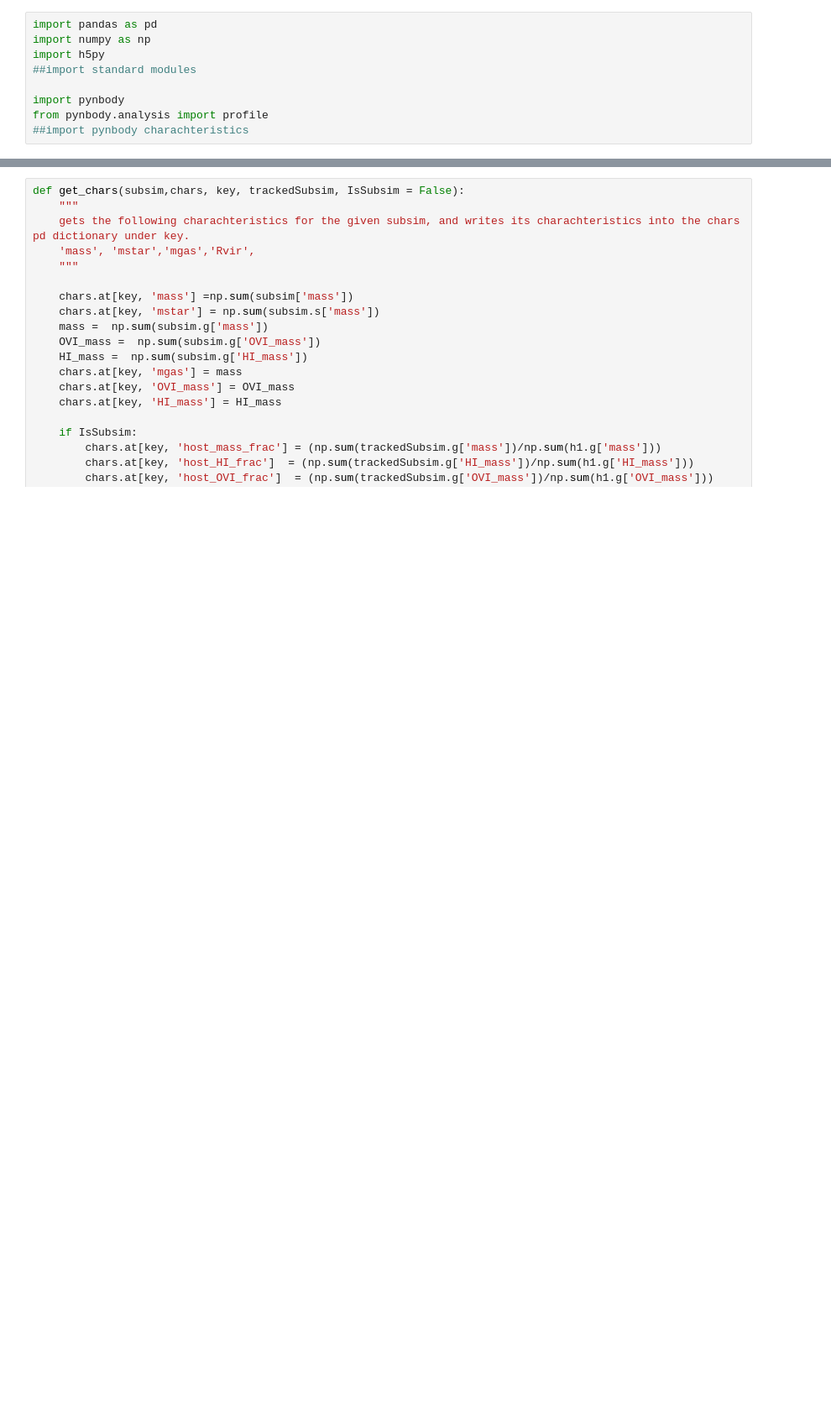
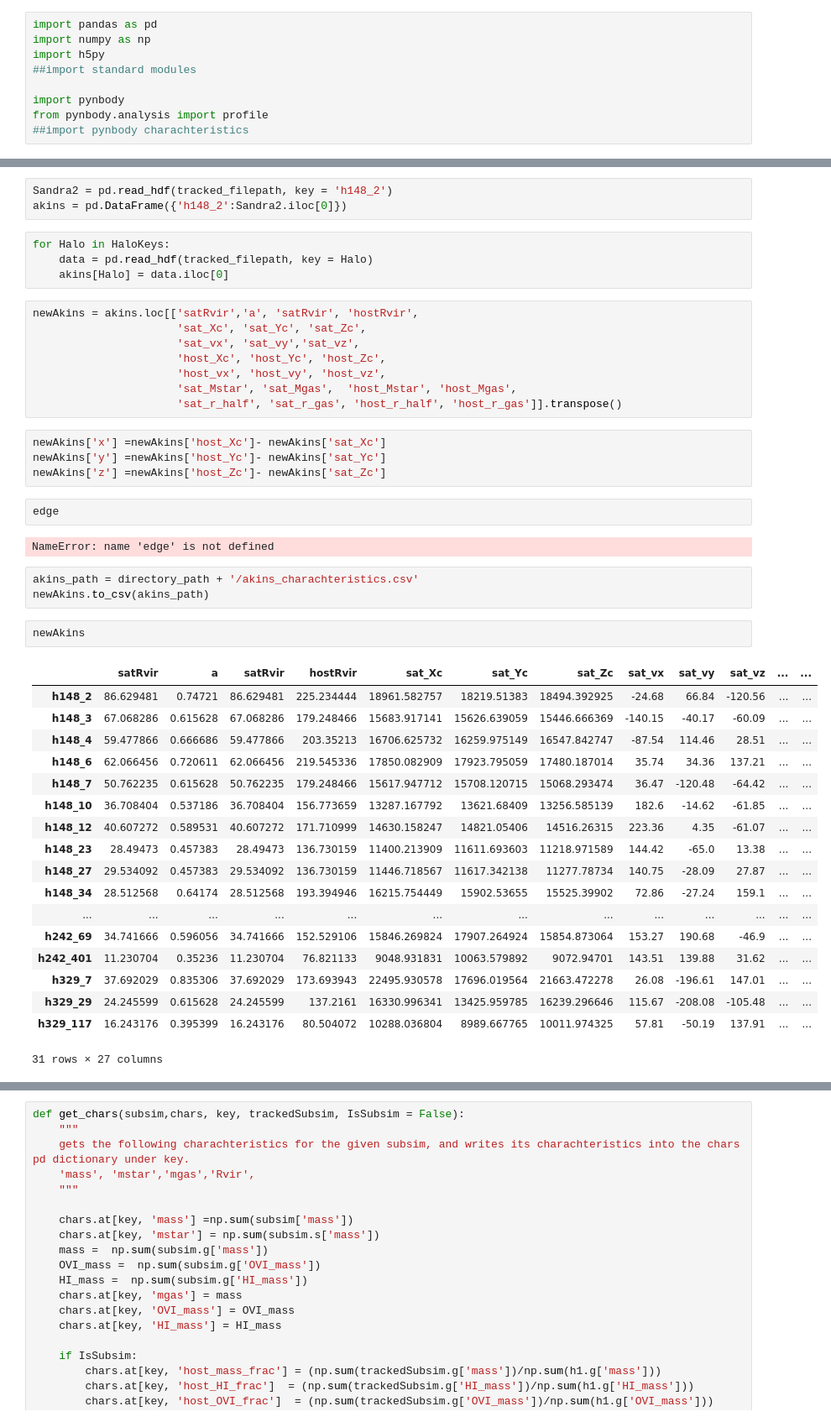
Before and after one commit to J-vadillo/Vadillo-Justice-League-Code, a Jupyter notebook: Satellite-Data-c/get_charachteristics.ipynb, the cells around one changed output, grey strips where cells are left out. Shown at 84% size. Drawn from its saved outputs; the diff is of its cells as text; blank space fills up the shorter version.

```diff
--- a/Satellite-Data-c/get_charachteristics.ipynb
+++ b/Satellite-Data-c/get_charachteristics.ipynb
@@ -36,0 +32,47 @@ simulations
+# %%
+Sandra2 = pd.read_hdf(tracked_filepath, key = 'h148_2')
+akins = pd.DataFrame({'h148_2':Sandra2.iloc[0]})
+# %%
+for Halo in HaloKeys:
+    data = pd.read_hdf(tracked_filepath, key = Halo)
+    akins[Halo] = data.iloc[0]
+# %%
+newAkins = akins.loc[['satRvir','a', 'satRvir', 'hostRvir',
+                      'sat_Xc', 'sat_Yc', 'sat_Zc',
+                      'sat_vx', 'sat_vy','sat_vz',
+                      'host_Xc', 'host_Yc', 'host_Zc',
+                      'host_vx', 'host_vy', 'host_vz',
+                      'sat_Mstar', 'sat_Mgas',	'host_Mstar', 'host_Mgas',
+                      'sat_r_half', 'sat_r_gas', 'host_r_half', 'host_r_gas']].transpose()
+# %%
+newAkins['x'] =newAkins['host_Xc']- newAkins['sat_Xc']
+newAkins['y'] =newAkins['host_Yc']- newAkins['sat_Yc']
+newAkins['z'] =newAkins['host_Zc']- newAkins['sat_Zc']
+# %%
+edge
+# %% [output]
+NameError: name 'edge' is not defined
+# %%
+akins_path = directory_path + '/akins_charachteristics.csv'
+newAkins.to_csv(akins_path)
+# %%
+newAkins
+# %% [output]
+|  | satRvir | a | satRvir | hostRvir | sat_Xc | sat_Yc | sat_Zc | sat_vx | sat_vy | sat_vz | ... | ... |
+| h148_2 | 86.629481 | 0.74721 | 86.629481 | 225.234444 | 18961.582757 | 18219.51383 | 18494.392925 | -24.68 | 66.84 | -120.56 | ... | ... |
+| h148_3 | 67.068286 | 0.615628 | 67.068286 | 179.248466 | 15683.917141 | 15626.639059 | 15446.666369 | -140.15 | -40.17 | -60.09 | ... | ... |
+| h148_4 | 59.477866 | 0.666686 | 59.477866 | 203.35213 | 16706.625732 | 16259.975149 | 16547.842747 | -87.54 | 114.46 | 28.51 | ... | ... |
+| h148_6 | 62.066456 | 0.720611 | 62.066456 | 219.545336 | 17850.082909 | 17923.795059 | 17480.187014 | 35.74 | 34.36 | 137.21 | ... | ... |
+| h148_7 | 50.762235 | 0.615628 | 50.762235 | 179.248466 | 15617.947712 | 15708.120715 | 15068.293474 | 36.47 | -120.48 | -64.42 | ... | ... |
+| h148_10 | 36.708404 | 0.537186 | 36.708404 | 156.773659 | 13287.167792 | 13621.68409 | 13256.585139 | 182.6 | -14.62 | -61.85 | ... | ... |
+| h148_12 | 40.607272 | 0.589531 | 40.607272 | 171.710999 | 14630.158247 | 14821.05406 | 14516.26315 | 223.36 | 4.35 | -61.07 | ... | ... |
+| h148_23 | 28.49473 | 0.457383 | 28.49473 | 136.730159 | 11400.213909 | 11611.693603 | 11218.971589 | 144.42 | -65.0 | 13.38 | ... | ... |
+| h148_27 | 29.534092 | 0.457383 | 29.534092 | 136.730159 | 11446.718567 | 11617.342138 | 11277.78734 | 140.75 | -28.09 | 27.87 | ... | ... |
+| h148_34 | 28.512568 | 0.64174 | 28.512568 | 193.394946 | 16215.754449 | 15902.53655 | 15525.39902 | 72.86 | -27.24 | 159.1 | ... | ... |
+| ... | ... | ... | ... | ... | ... | ... | ... | ... | ... | ... | ... | ... |
+| h242_69 | 34.741666 | 0.596056 | 34.741666 | 152.529106 | 15846.269824 | 17907.264924 | 15854.873064 | 153.27 | 190.68 | -46.9 | ... | ... |
+| h242_401 | 11.230704 | 0.35236 | 11.230704 | 76.821133 | 9048.931831 | 10063.579892 | 9072.94701 | 143.51 | 139.88 | 31.62 | ... | ... |
+| h329_7 | 37.692029 | 0.835306 | 37.692029 | 173.693943 | 22495.930578 | 17696.019564 | 21663.472278 | 26.08 | -196.61 | 147.01 | ... | ... |
+| h329_29 | 24.245599 | 0.615628 | 24.245599 | 137.2161 | 16330.996341 | 13425.959785 | 16239.296646 | 115.67 | -208.08 | -105.48 | ... | ... |
+| h329_117 | 16.243176 | 0.395399 | 16.243176 | 80.504072 | 10288.036804 | 8989.667765 | 10011.974325 | 57.81 | -50.19 | 137.91 | ... | ... |
+31 rows × 27 columns
```
Also changed, not shown: parts of 22 cells of this notebook, 17 other files.
